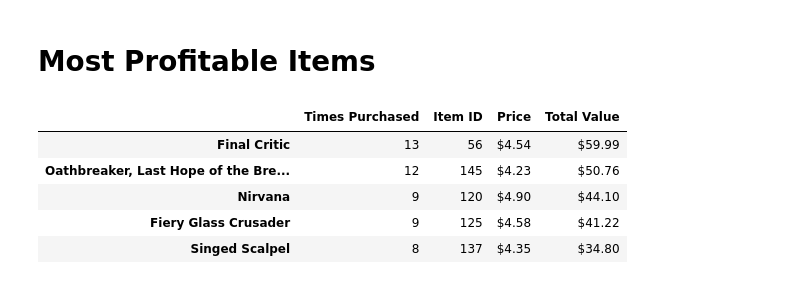
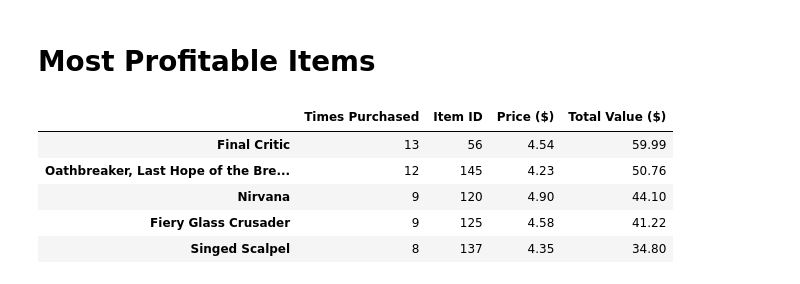
Before and after one commit to IIVIIIII/Heroes_of_Pymoli, a Jupyter notebook: HeroesOfPymoli/HeroesOfPymoli.ipynb, the cells around one changed output. Saved outputs shown, nothing was run; the diff lists cells and outputs as text; code cells hidden in the pictures.

Commit message:
most profitable items values to floats

```diff
--- a/HeroesOfPymoli/HeroesOfPymoli.ipynb
+++ b/HeroesOfPymoli/HeroesOfPymoli.ipynb
@@ -304,19 +304,19 @@ popular_df.head(5)
 # Most Profitable Items
 # %%
 # create dataframe that sorts items from most to least profitable
-item_profit_df = item_df.sort_values(["Total Value"], ascending=False)
+item_profit_df = item_df.sort_values(["Total Value ($)"], ascending=False)
 
 # convert columns to dollar format where appropriate
 #(some items have multiple prices that are presented as their average)
-item_profit_df['Price'] = price.apply(lambda x: "${:.2f}".format(np.mean(x)))
-item_profit_df['Total Value'] = total_value.apply(lambda x: "${:.2f}".format(x))
+item_profit_df['Price ($)'] = price.apply(lambda x: round(np.mean(x), 2))
+item_profit_df['Total Value ($)'] = total_value
 
 # display top 5 most profitable items
 item_profit_df.head(5)
 # %% [output]
-|  | Times Purchased | Item ID | Price | Total Value |
-| Final Critic | 13 | 56 | $4.54 | $59.99 |
-| Oathbreaker, Last Hope of the Bre... | 12 | 145 | $4.23 | $50.76 |
-| Nirvana | 9 | 120 | $4.90 | $44.10 |
-| Fiery Glass Crusader | 9 | 125 | $4.58 | $41.22 |
-| Singed Scalpel | 8 | 137 | $4.35 | $34.80 |
+|  | Times Purchased | Item ID | Price ($) | Total Value ($) |
+| Final Critic | 13 | 56 | 4.54 | 59.99 |
+| Oathbreaker, Last Hope of the Bre... | 12 | 145 | 4.23 | 50.76 |
+| Nirvana | 9 | 120 | 4.90 | 44.10 |
+| Fiery Glass Crusader | 9 | 125 | 4.58 | 41.22 |
+| Singed Scalpel | 8 | 137 | 4.35 | 34.80 |
```
